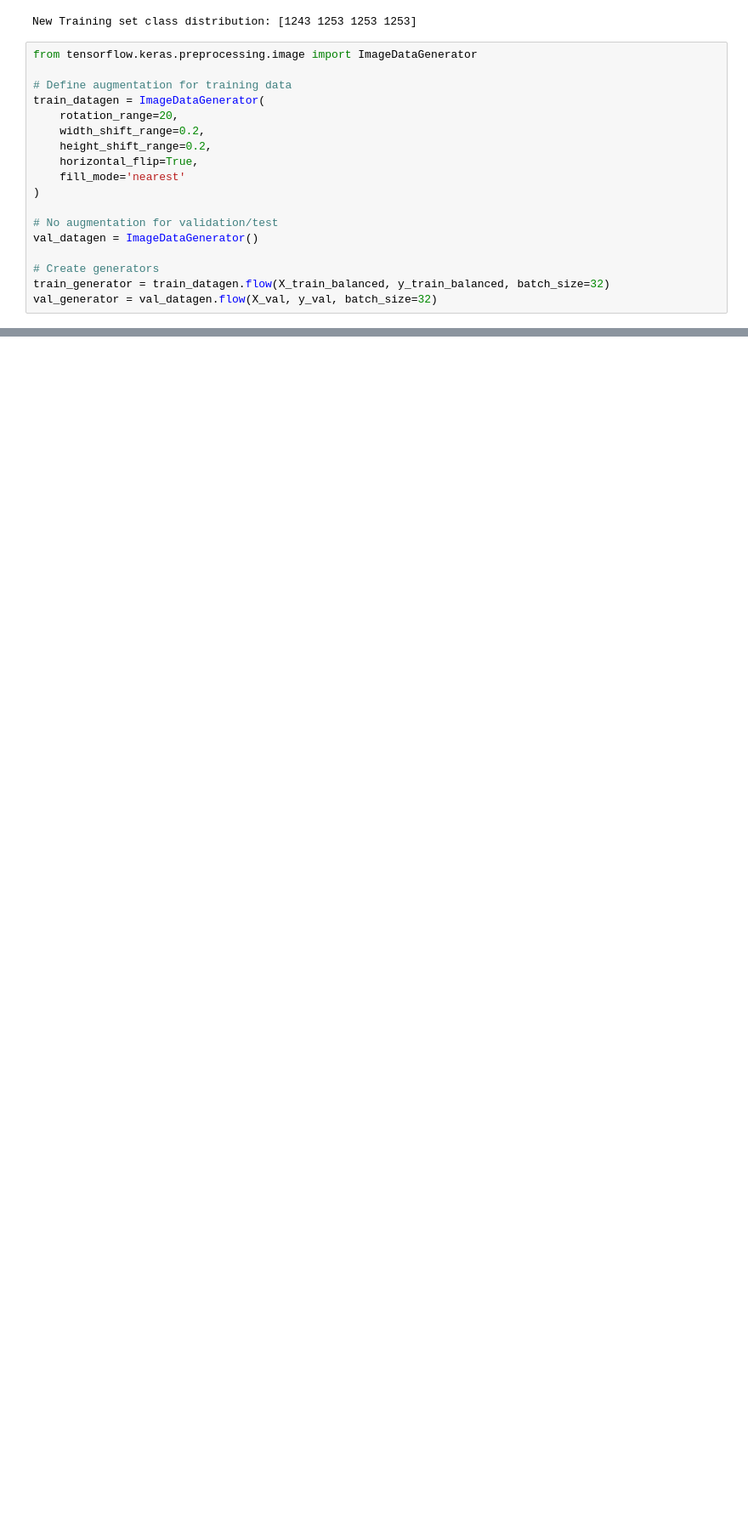
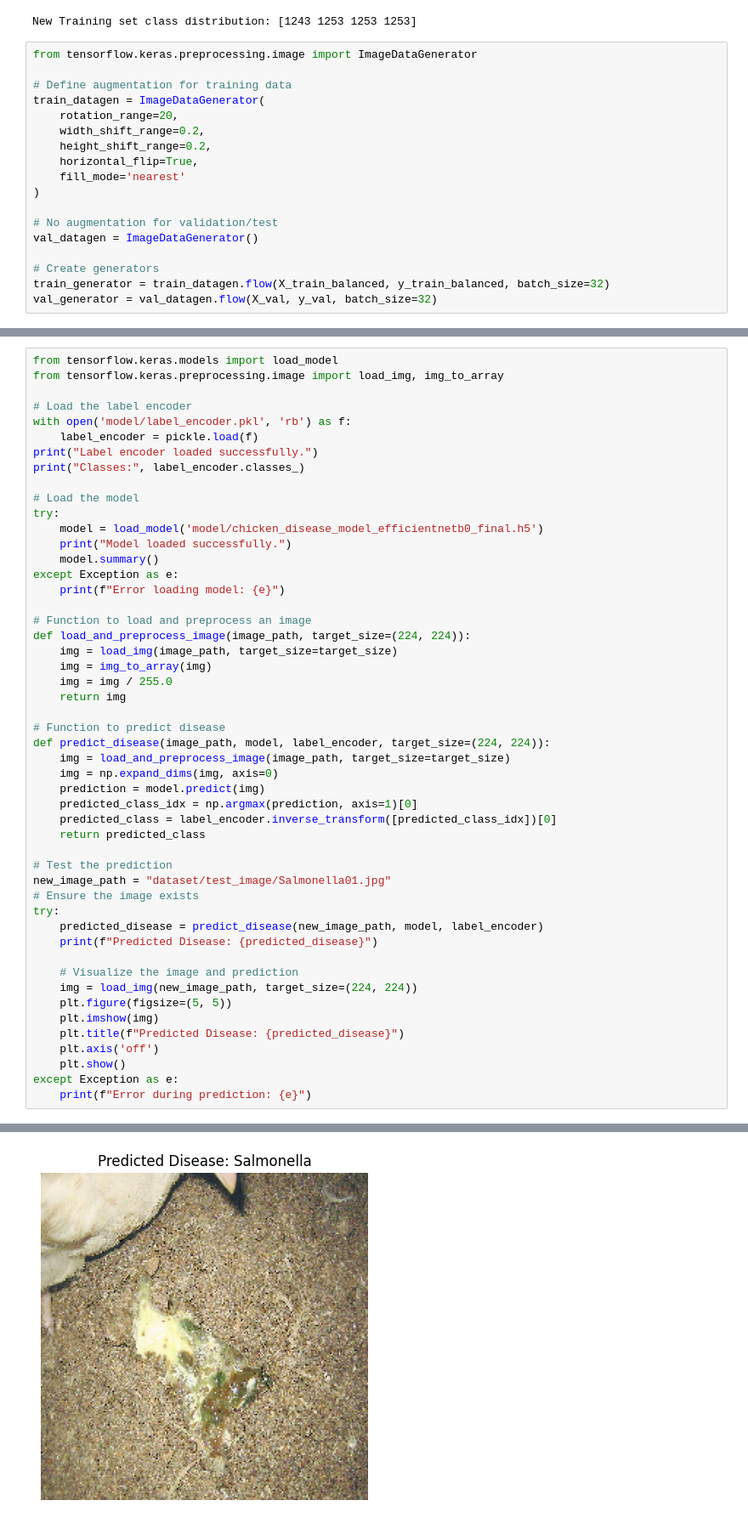
Before and after one commit to SirOsborn/Chicken-Disease-Identifier, a Jupyter notebook: chick_disease_prediction.ipynb, the cells around one changed output, grey strips where cells are left out. Shown at 85% size. Saved outputs shown, nothing was run; the diff lists cells and outputs as text; blank space fills up the shorter version.

```diff
--- a/chick_disease_prediction.ipynb
+++ b/chick_disease_prediction.ipynb
@@ -486,0 +610,51 @@ Epoch 17/30
+# %%
+from tensorflow.keras.models import load_model
+from tensorflow.keras.preprocessing.image import load_img, img_to_array
+
+# Load the label encoder
+with open('model/label_encoder.pkl', 'rb') as f:
+    label_encoder = pickle.load(f)
+print("Label encoder loaded successfully.")
+print("Classes:", label_encoder.classes_)
+
+# Load the model
+try:
+    model = load_model('model/chicken_disease_model_efficientnetb0_final.h5')
+    print("Model loaded successfully.")
+    model.summary()
+except Exception as e:
+    print(f"Error loading model: {e}")
+
+# Function to load and preprocess an image
+def load_and_preprocess_image(image_path, target_size=(224, 224)):
+    img = load_img(image_path, target_size=target_size)
+    img = img_to_array(img)
+    img = img / 255.0
+    return img
+
+# Function to predict disease
+def predict_disease(image_path, model, label_encoder, target_size=(224, 224)):
+    img = load_and_preprocess_image(image_path, target_size=target_size)
+    img = np.expand_dims(img, axis=0)
+    prediction = model.predict(img)
+    predicted_class_idx = np.argmax(prediction, axis=1)[0]
+    predicted_class = label_encoder.inverse_transform([predicted_class_idx])[0]
+    return predicted_class
+
+# Test the prediction
+new_image_path = "dataset/test_image/Salmonella01.jpg"
+# Ensure the image exists
+try:
+    predicted_disease = predict_disease(new_image_path, model, label_encoder)
+    print(f"Predicted Disease: {predicted_disease}")
+
+    # Visualize the image and prediction
+    img = load_img(new_image_path, target_size=(224, 224))
+    plt.figure(figsize=(5, 5))
+    plt.imshow(img)
+    plt.title(f"Predicted Disease: {predicted_disease}")
+    plt.axis('off')
+    plt.show()
+except Exception as e:
+    print(f"Error during prediction: {e}")
+# %% [output]
@@ -486,0 +678 @@ Epoch 17/30
+[figure, added]
```
Also changed, not shown: parts of 13 cells of this notebook, 4 other files.
